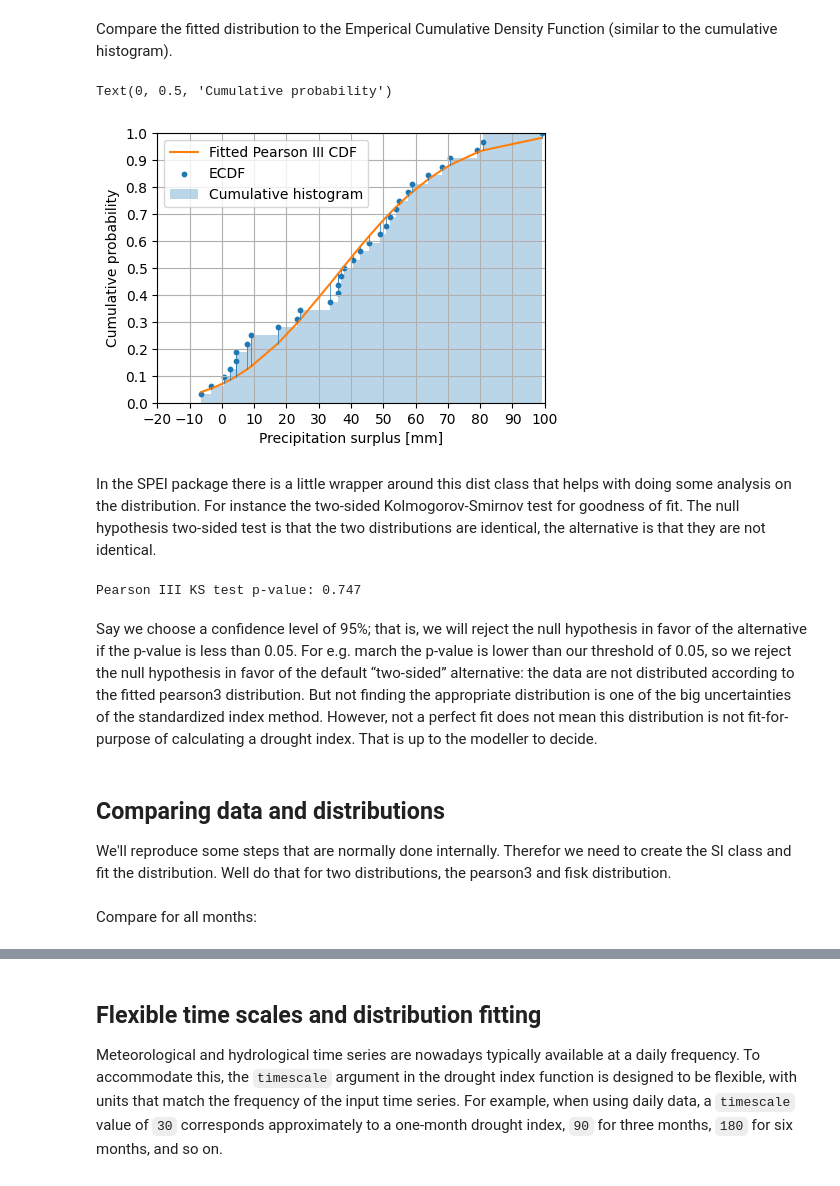
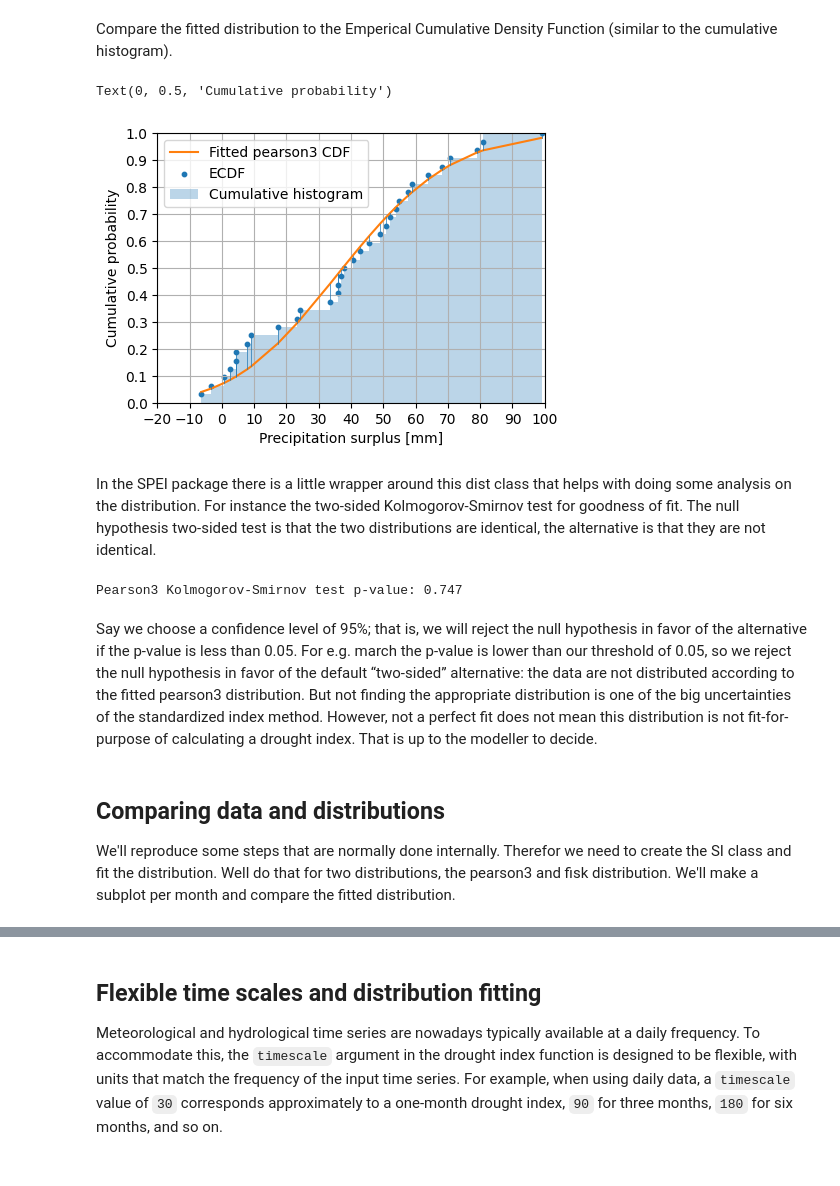
Before and after one commit to martinvonk/SPEI, a Jupyter notebook: doc/examples/example02_distributions.ipynb, the cells around one changed output, grey strips where cells are left out. Drawn from its saved outputs; the diff is of its cells as text; code cells hidden in the pictures.

```diff
--- a/doc/examples/example02_distributions.ipynb
+++ b/doc/examples/example02_distributions.ipynb
@@ -116,7 +116,5 @@ dfi = pd.read_csv(
     index_col=0,
     parse_dates=True,
 )
-prec = dfi["prec"]
-evap = dfi["evap"]
-surplus = (prec - evap).rename("surplus")
+surplus = (dfi["prec"] - dfi["evap"]).rename("surplus")
 surplusm = surplus.resample("MS").sum()
@@ -171,41 +171,41 @@ Compare the fitted distribution to the Emperical Cumulative Density Function (si
 # %%
 f, ax = plt.subplots(figsize=(5.0, 3.5))
 
-ax.plot(surplus_feb, fit_cdf, color="C1", label=("Fitted Pearson III CDF"))
+ax.plot(surplus_feb, fit_cdf, color="C1", label=("Fitted pearson3 CDF"))
 e_cdf = sps.ecdf(surplus_feb).cdf
 plot_ecdf(
     ax=ax, data=surplus_feb, ecdf=e_cdf, s=10, color="C0", label="ECDF", cdf=fit_cdf
 )
 ax.hist(
     surplus_feb,
     bins=e_cdf.quantiles,
     cumulative=True,
     density=True,
     alpha=0.3,
     color="C0",
     label="Cumulative histogram",
 )
 ax.legend()
 ax.grid(True)
 ax.set_xlim(-20.0, 100.0)
 ax.set_ylim(0.0, 1.0)
 ax.yaxis.set_major_locator(mpl.ticker.MultipleLocator(0.1))
 ax.xaxis.set_major_locator(mpl.ticker.MultipleLocator(10.0))
 ax.set_xlabel("Precipitation surplus [mm]")
 ax.set_ylabel("Cumulative probability")
 # %% [output]
 Text(0, 0.5, 'Cumulative probability')
-[figure, old version]
+[figure, new version]
 # %% [markdown]
 In the SPEI package there is a little wrapper around this dist class that helps with doing some analysis on the distribution. For instance the two-sided Kolmogorov-Smirnov test for goodness of fit. The null hypothesis two-sided test is that the two distributions are identical, the alternative is that they are not identical.
 # %%
 pearson3_pvalue = si.dist.Dist(surplus_feb, pearson3).ks_test()
-print(f"Pearson III KS test p-value: {pearson3_pvalue:0.3f}")
+print(f"Pearson3 Kolmogorov-Smirnov test p-value: {pearson3_pvalue:0.3f}")
 # %% [output]
-Pearson III KS test p-value: 0.747
+Pearson3 Kolmogorov-Smirnov test p-value: 0.747
 # %% [markdown]
 Say we choose a confidence level of 95%; that is, we will reject the null hypothesis in favor of the alternative if the p-value is less than 0.05. For e.g. march the p-value is lower than our threshold of 0.05, so we reject the null hypothesis in favor of the default “two-sided” alternative: the data are not distributed according to the fitted pearson3 distribution. But not finding the appropriate distribution is one of the big uncertainties of the standardized index method. However, not a perfect fit does not mean this distribution is not fit-for-purpose of calculating a drought index. That is up to the modeller to decide.
 # %% [markdown]
 ## Comparing data and distributions
 
-We'll reproduce some steps that are normally done internally. Therefor we need to create the SI class and fit the distribution. Well do that for two distributions, the pearson3 and fisk distribution.
+We'll reproduce some steps that are normally done internally. Therefor we need to create the SI class and fit the distribution. Well do that for two distributions, the pearson3 and fisk distribution. We'll make a subplot per month and compare the fitted distribution.
@@ -218,3 +212 @@ spei_fisk.fit_distribution()
-# %% [markdown]
-Compare for all months:
 # %%
```
Also changed, not shown: parts of 10 cells of this notebook.
